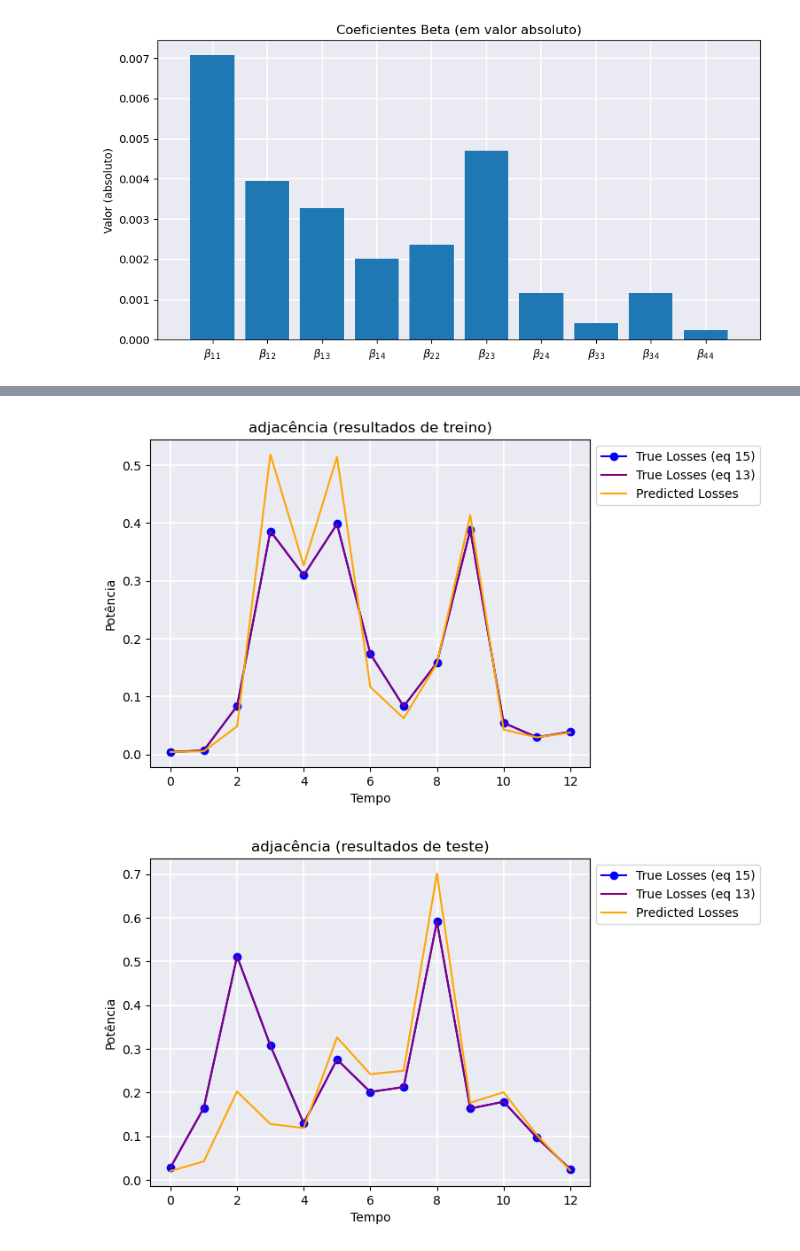
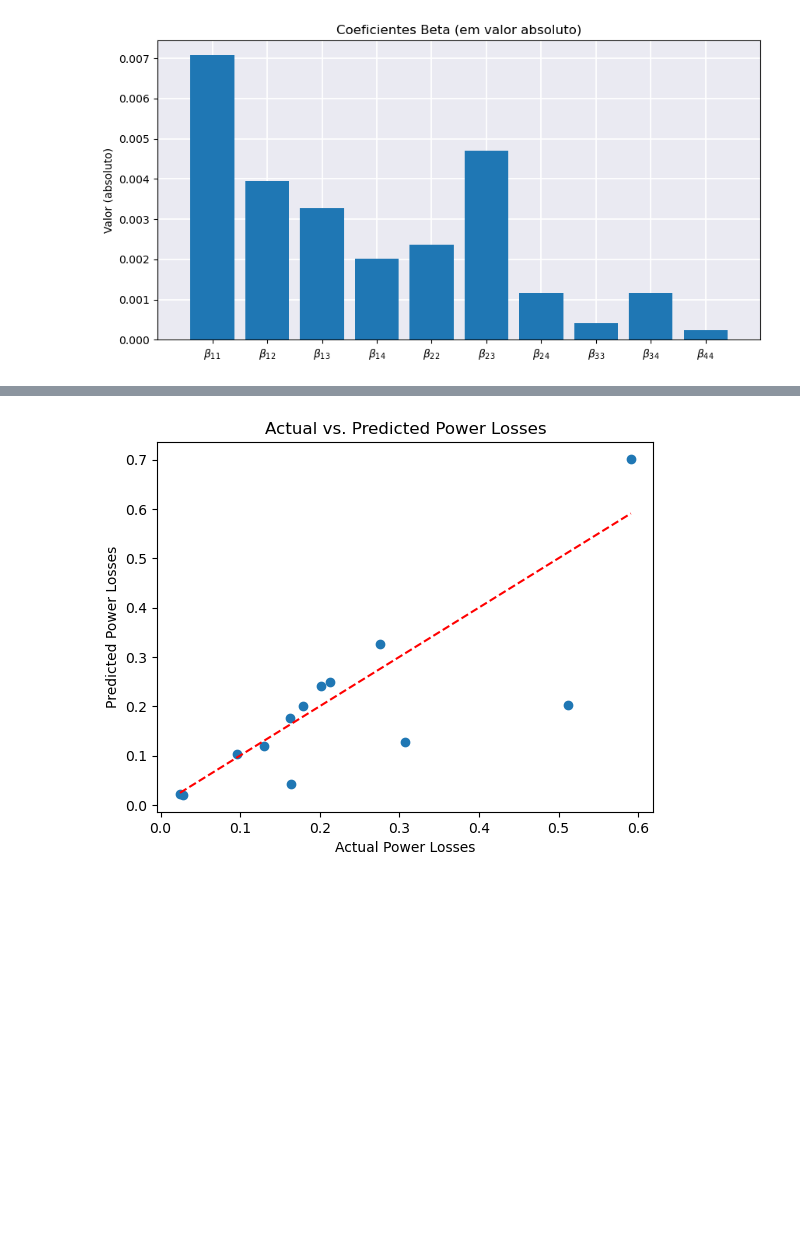
Before and after one commit to leobt23/ADRI, a Jupyter notebook: Projets_final/final2/Class2_FINAL.ipynb, the cells around one changed output, grey strips where cells are left out. Drawn from its saved outputs; the diff is of its cells as text; code cells hidden in the pictures; blank space fills up the shorter version.

```diff
--- a/Projets_final/final2/Class2_FINAL.ipynb
+++ b/Projets_final/final2/Class2_FINAL.ipynb
@@ -1004,9 +1007,10 @@ plot_prev_Y1(3*previsao_test,Y1test)
-# %%
-
-pred_Y1_ensemble_train=X_train@beta_average
-pred_Y1_ensemble_test=X_test@beta_average
-plot_predictions(Y_train,Y_train,3*pred_Y1_ensemble_train,'train','adjacency')
-plot_predictions(Y_test,Y_test,3*pred_Y1_ensemble_test,'test','adjacency')
-# %% [output]
-[figure, removed]
-[figure, removed]
+# %%
+#plt.scatter(Y_test, Y_pred)
+plt.scatter(Y_test, 3*previsao_test)
+plt.xlabel("Actual Power Losses")
+plt.ylabel("Predicted Power Losses")
+plt.title("Actual vs. Predicted Power Losses")
+plt.plot([min(Y_test), max(Y_test)], [min(Y_test), max(Y_test)], color='red', linestyle='--')
+plt.show()
+# %% [output]
+[figure, added]
```
Also changed, not shown: parts of 19 cells of this notebook.
